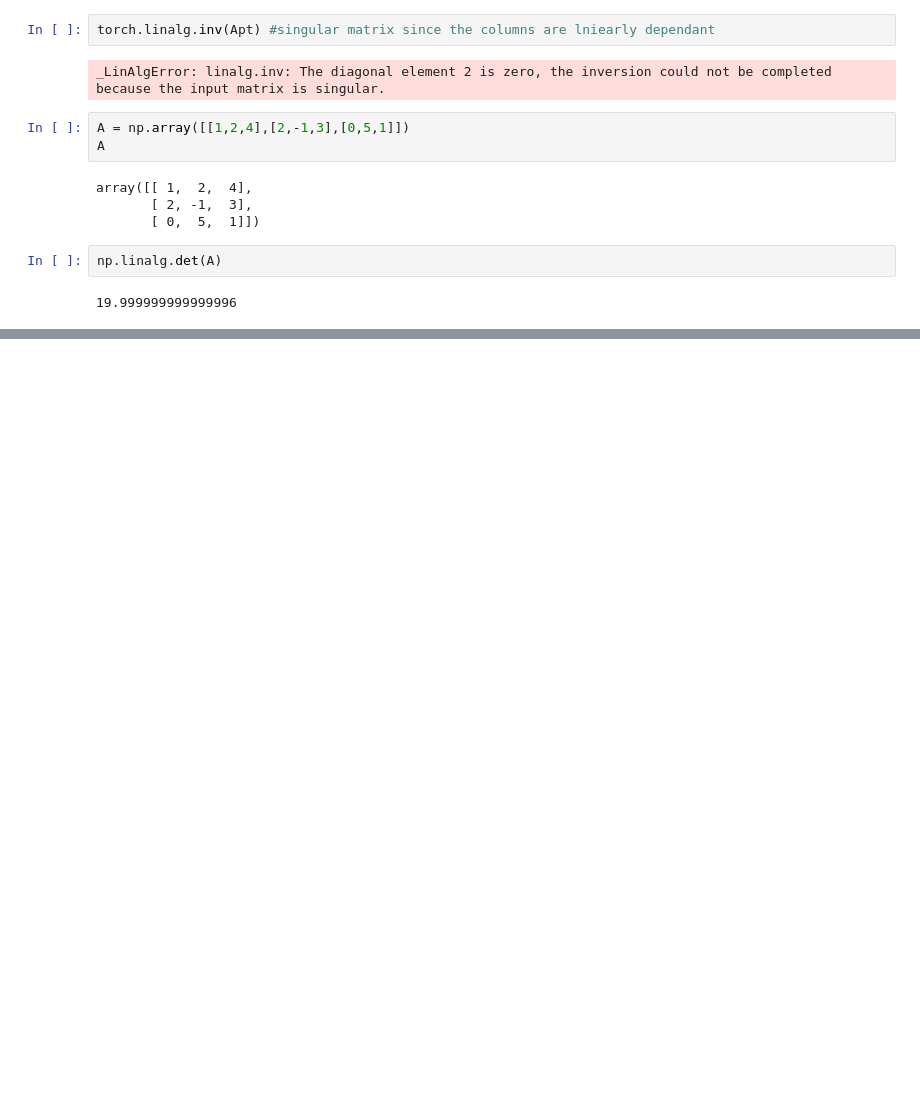
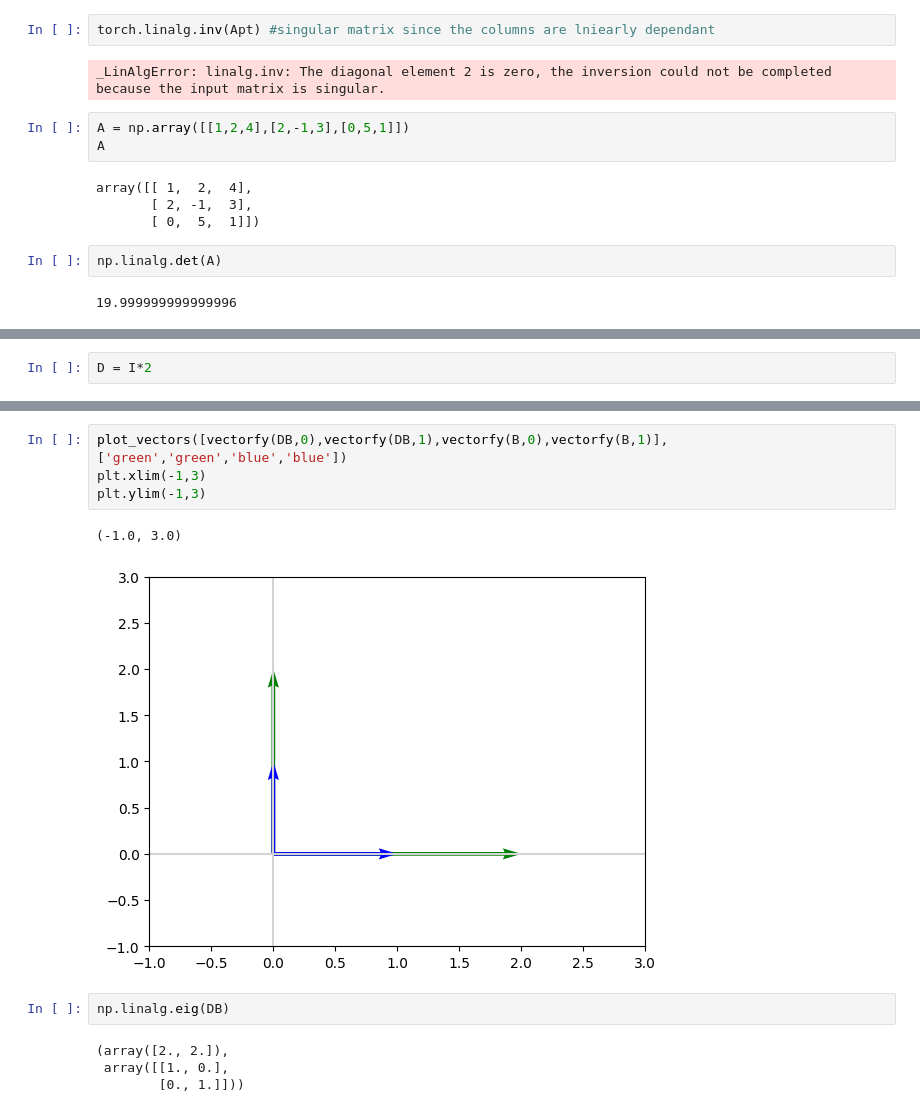
Before and after one commit to fakhar-iqbal/Machine_Learning_Fundamentals, a Jupyter notebook: LinearAlgebra_II.ipynb, the cells around one changed output, grey strips where cells are left out. Saved outputs shown, nothing was run; the diff lists cells and outputs as text; blank space fills up the shorter version.

```diff
--- a/LinearAlgebra_II.ipynb
+++ b/LinearAlgebra_II.ipynb
@@ -433,0 +559,2 @@ np.linalg.det(A)
+# %%
+D = I*2
@@ -433,0 +572,13 @@ np.linalg.det(A)
+# %%
+plot_vectors([vectorfy(DB,0),vectorfy(DB,1),vectorfy(B,0),vectorfy(B,1)],['green','green','blue','blue'])
+plt.xlim(-1,3)
+plt.ylim(-1,3)
+# %% [output]
+(-1.0, 3.0)
+[figure, added]
+# %%
+np.linalg.eig(DB)
+# %% [output]
+(array([2., 2.]),
+ array([[1., 0.],
+        [0., 1.]]))
```
Also changed, not shown: parts of 29 cells of this notebook.
